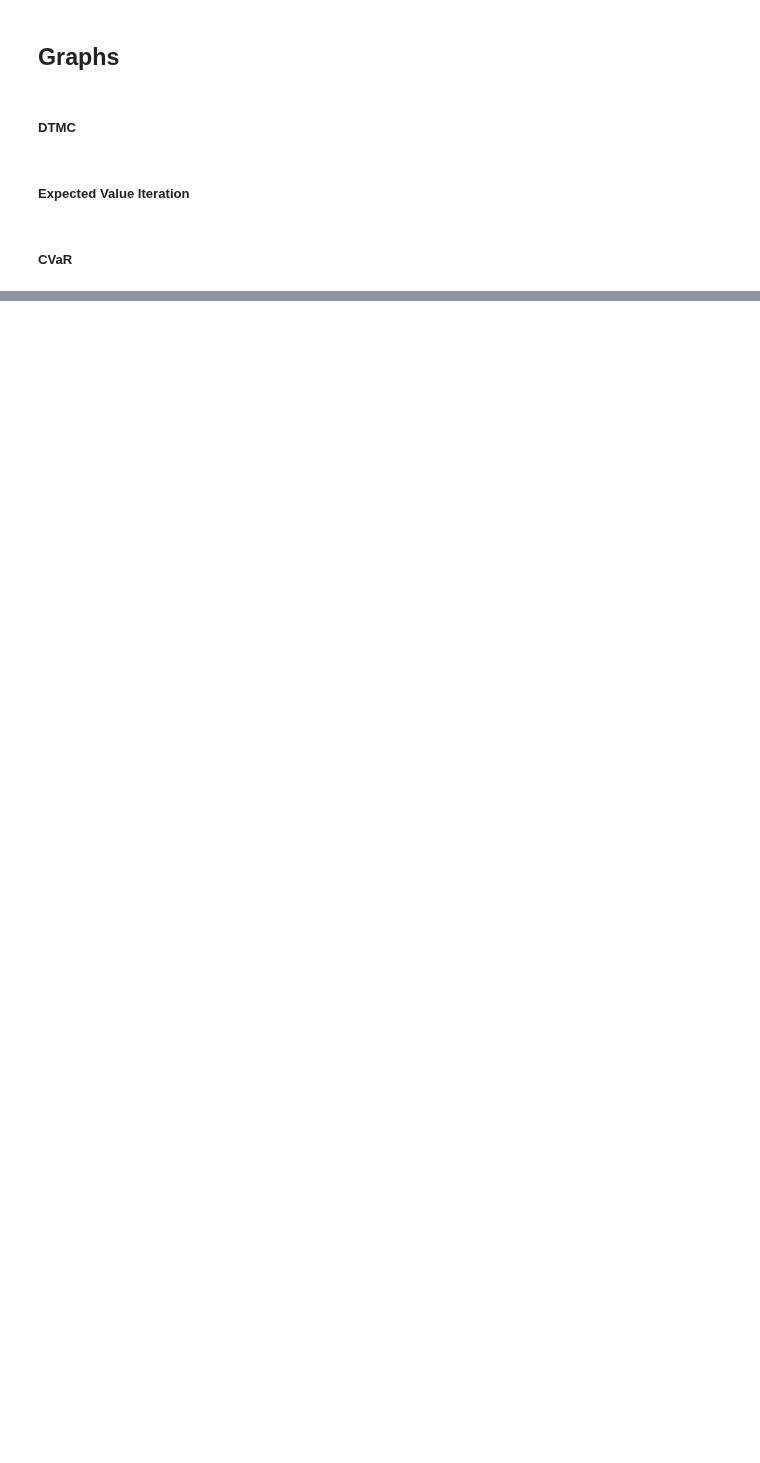
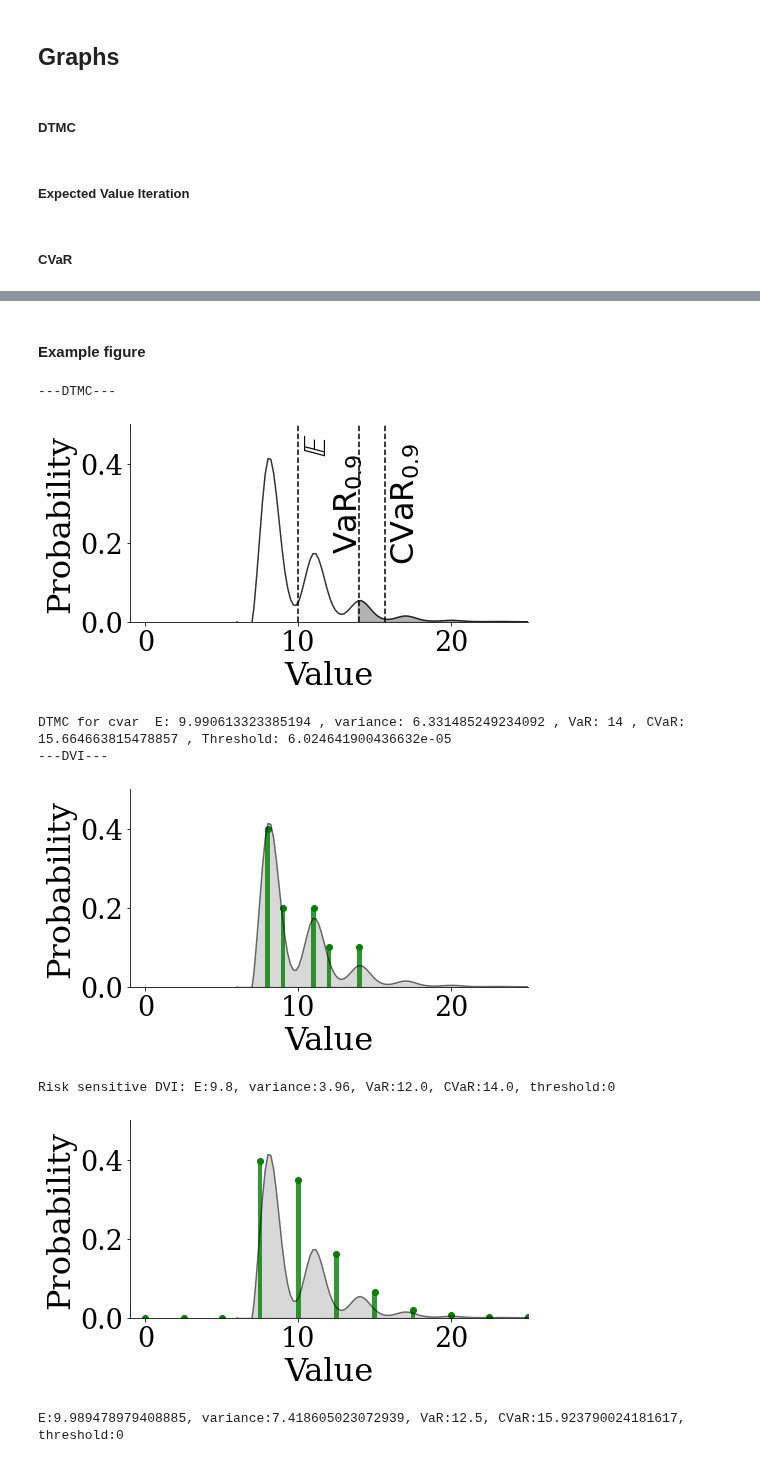
Before and after one commit to yannikschnitzer/prism, a Jupyter notebook: prism/distr.ipynb, the cells around one changed output, grey strips where cells are left out. Drawn from its saved outputs; the diff is of its cells as text; code cells hidden in the pictures; blank space fills up the shorter version.

```diff
--- a/prism/distr.ipynb
+++ b/prism/distr.ipynb
@@ -798,0 +430,5 @@ array([0.   , 0.   , 0.   , 0.   , 0.   , 0.   , 0.   , 0.   , 0.   ,
+# %%
+for idx, apd in enumerate(apdx):
+    if 'c51' in rep_type and idx > 5:
+        continue
+    _,_, metrics_e[idx] = exp_compute(idx, apd, experiment_name, rep_type, alpha=alpha, show_graph=False, debug=False, print_metrics=print_metrics)
@@ -798,0 +463,7 @@ array([0.   , 0.   , 0.   , 0.   , 0.   , 0.   , 0.   , 0.   , 0.   ,
+# %%
+if 'c51' in rep_type:
+    apdx =['_0', '_10', '_25', '_50', '_75', '_100']
+for idx, apd in enumerate(apdx):
+    if idx > 5:
+        continue
+    _,_, metrics_c[idx] = cvar_compute(idx, apd, experiment_name, rep_type, alpha=alpha, show_graph=False, debug=False, print_metrics=print_metrics)
@@ -798,0 +477,7 @@ array([0.   , 0.   , 0.   , 0.   , 0.   , 0.   , 0.   , 0.   , 0.   ,
+# %%
+alg_type = 'cvar'
+print('DTMC distribution for alg:', alg_type)
+for idx, apd in enumerate(apdx):
+    if 'c51' in rep_type and idx > 5:
+        continue
+    _,_, metrics_dtmc[idx],_ = dtmc_compute(idx, apd, experiment_name, rep_type, alpha=alpha, show_graph=False, debug=False, print_metrics=print_metrics)
@@ -798,0 +570,2 @@ array([0.   , 0.   , 0.   , 0.   , 0.   , 0.   , 0.   , 0.   , 0.   ,
+# %% [markdown]
+#### Example figure
@@ -798,0 +666,34 @@ array([0.   , 0.   , 0.   , 0.   , 0.   , 0.   , 0.   , 0.   , 0.   ,
+# %%
+
+xmax = 25
+ymax = 0.5
+algs=['cvar'] #['vi', 'exp', 'cvar']
+smoothed= True
+graphsize = 42
+alpha=0.9
+fig_size= (7,4)
+
+print('---DTMC---')
+for idx, alg_type in enumerate(algs):
+    rx,rp,_,dist = dtmc_compute(idx, '_ex_fig_2', 'test', 'c51', alpha=alpha, show_graph=True, debug=False, print_metrics=True, shaded=True, y_padding=0.28)
+
+print('---DVI---')
+if 'exp' in algs:
+    _,_,_ = exp_compute(idx, '_ex_fig_2', 'test', 'c51', alpha=alpha, show_graph=True, debug=False, print_metrics=True, elements=True, figure=(rx, dist), smooth=smoothed)
+    _,_,_ = exp_compute(idx, '_ex_fig_2', 'test', 'qr', alpha=alpha, show_graph=True, debug=False, print_metrics=True, elements=True, figure=(rx, dist), smooth=smoothed)
+else:
+    rz,_,_ = cvar_compute(idx, '_ex_fig_2', 'test', 'c51', alpha=alpha, show_graph=False, debug=False, print_metrics=False, elements=True, figure=(rx, dist), smooth=smoothed)
+    _,_,_ = cvar_compute(idx, '_ex_fig_2', 'test', 'qr', alpha=alpha, show_graph=True, debug=False, print_metrics=True, elements=True, figure=(rx, dist), smooth=smoothed)
+
+m = get_support(rp, rx, rz)
+
+_,_,_ = plot_distr(rx, m, rz, '_ex_fig_2', 'test', 'c51', alpha=alpha, show_graph=True, debug=False, print_metrics=True, elements=True, figure=(rx, dist), smooth=smoothed)
+# %% [output]
+---DTMC---
+[figure, added]
+DTMC for cvar  E: 9.990613323385194 , variance: 6.331485249234092 , VaR: 14 , CVaR: 15.664663815478857 , Threshold: 6.024641900436632e-05
+---DVI---
+[figure, added]
+Risk sensitive DVI: E:9.8, variance:3.96, VaR:12.0, CVaR:14.0, threshold:0
+[figure, added]
+E:9.989478979408885, variance:7.418605023072939, VaR:12.5, CVaR:15.923790024181617, threshold:0
```
Also changed, not shown: parts of 71 cells of this notebook, 3 other files.
